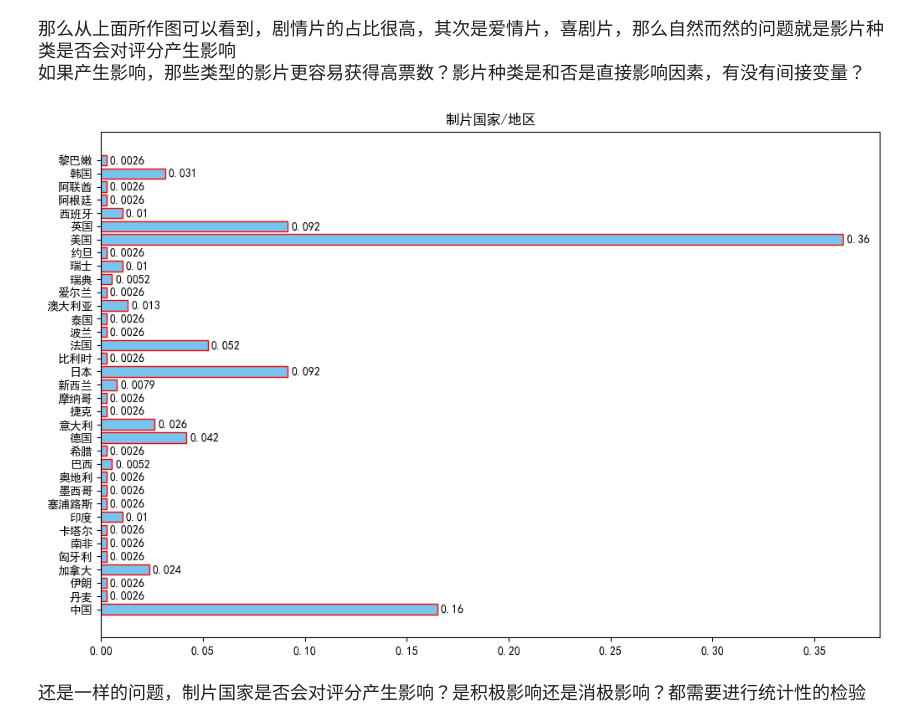
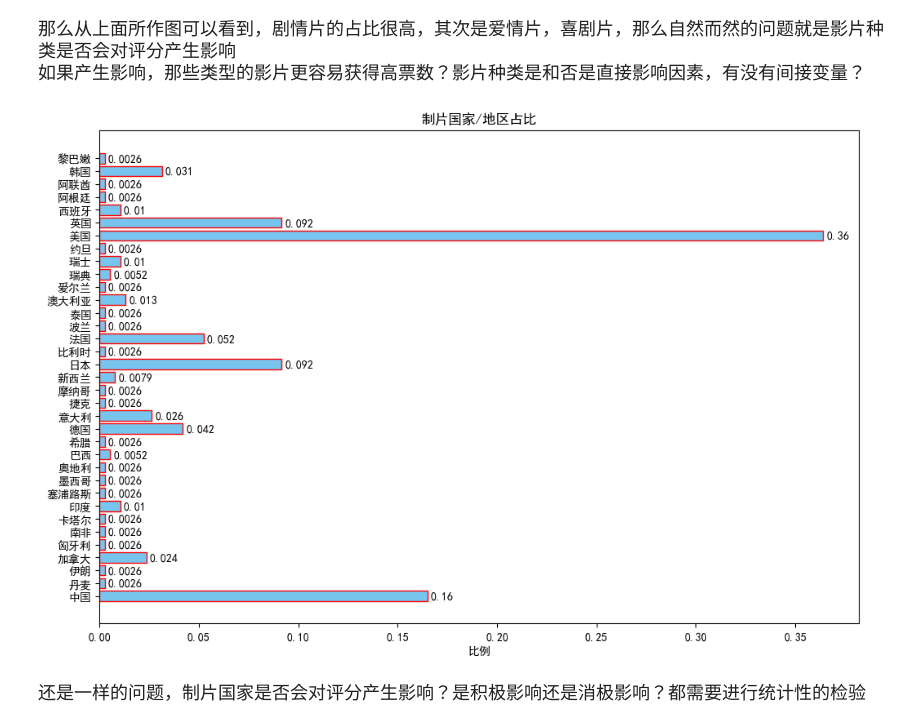
Before and after one commit to CiscoXY/Class-CS1507.01, a Jupyter notebook: FirstExp/Analysis.ipynb, the cells around one changed output. Saved outputs shown, nothing was run; the diff lists cells and outputs as text; code cells hidden in the pictures.

```diff
--- a/FirstExp/Analysis.ipynb
+++ b/FirstExp/Analysis.ipynb
@@ -42,22 +54,22 @@ for index , film in enumerate(original_data):
     df_judge.loc[index] = [float(index + 1) , film['片名'] , float(film['评分']) , float(film['评价人数'])]
 # %%
 index = 0
-df_types = pd.DataFrame(columns = ['排名' , '片名' , '类型' ])
+df_types = pd.DataFrame(columns = ['排名' , '片名' , '类型' , '评分' , '评价人数'])
 for rank , film in enumerate(original_data):
     for i in film['类型']:
-        df_types.loc[index] = [float(rank + 1) , film['片名'] , i]
+        df_types.loc[index] = [float(rank + 1) , film['片名'] , i , float(film['评分']) , float(film['评价人数'])]
         if(i == '普通话'): print(i)
         index += 1
 # %%
 index = 0
-df_countries_areas = pd.DataFrame(columns = ['排名' , '片名' , '国家与地区' ])
+df_countries_areas = pd.DataFrame(columns = ['排名' , '片名' , '国家与地区' , '评分' , '评价人数'])
 for rank , film in enumerate(original_data):
     for area in film['制片国家/地区']:
         if '大陆' in area or '香港' in area or '台湾' in area:
             area = '中国'
         if '戛纳' in area:
             area = '法国'
-        df_countries_areas.loc[index] = [float(rank + 1) , film['片名'] , area]
+        df_countries_areas.loc[index] = [float(rank + 1) , film['片名'] , area , float(film['评分']) , float(film['评价人数'])]
         index += 1
 # %%
 index = 0
@@ -129,18 +145,20 @@ plt.show()
 # %%
 areas = list(np.unique(df_countries_areas.loc[: , '国家与地区']))
 areas_frequency = np.zeros(len(areas))
 for i in df_countries_areas.loc[: , '国家与地区']:
     areas_frequency[areas.index(i)] += 1
 
-areas_frequency = areas_frequency/ np.sum(areas_frequency)
+areas_ratio = areas_frequency/ np.sum(areas_frequency)
 
 fig  , axes = plt.subplots( figsize=(12,8) , dpi = 100)
-rect = axes.barh( areas , areas_frequency , color = '#77c4ee' , edgecolor = 'red')
+fig.patch.set_facecolor("white") #* 设置背景 以免保存的图片背景虚化
+rect = axes.barh( areas , areas_ratio , color = '#77c4ee' , edgecolor = 'red')
 axes.set_title('制片国家/地区占比') ; axes.set_xlabel('比例')
 axes.bar_label(rect , padding = 3 , fmt='%.2g')
+plt.savefig('images/describe/制片国家_地区占比.jpg')
 plt.show()
 # %% [output]
-[figure, old version]
+[figure, new version]
 # %% [markdown]
 <font size = 4>还是一样的问题，制片国家是否会对评分产生影响？是积极影响还是消极影响？都需要进行统计性的检验</font>
 # %%
```
Also changed, not shown: parts of 22 cells of this notebook, 9 other files.
